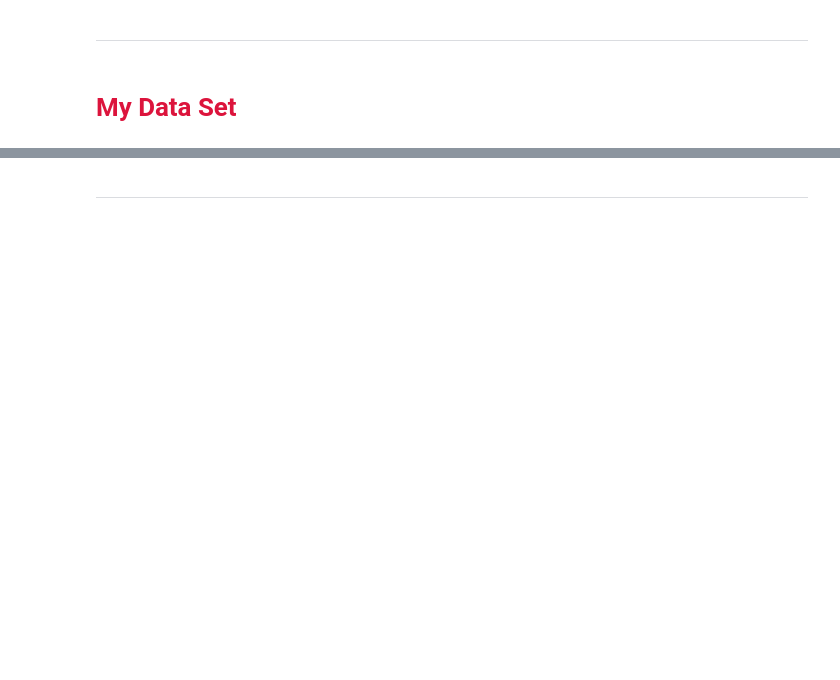
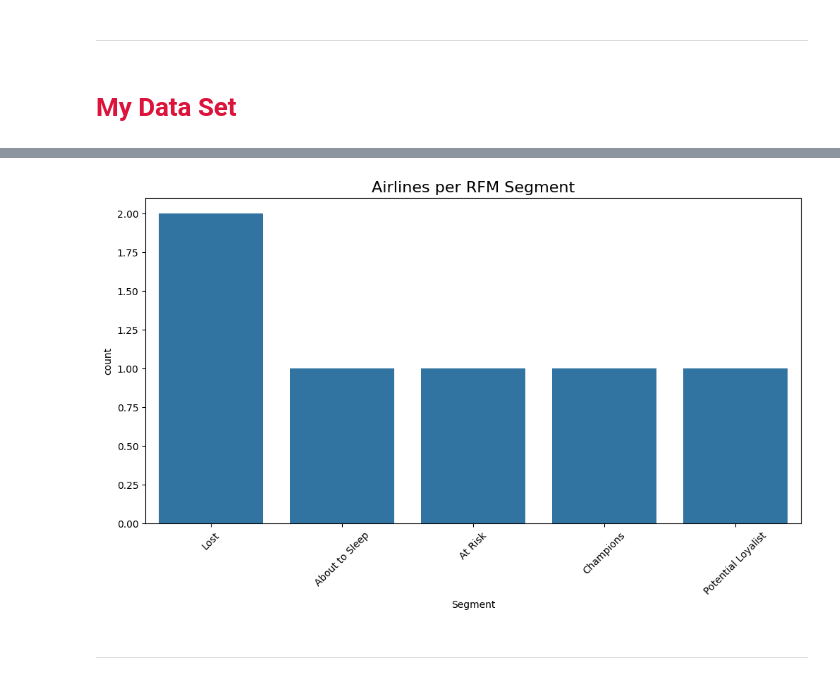
Before and after one commit to poormohammadf/Mathematics, a Jupyter notebook: RFM.ipynb, the cells around one changed output, grey strips where cells are left out. Saved outputs shown, nothing was run; the diff lists cells and outputs as text; code cells hidden in the pictures; blank space fills up the shorter version.

```diff
--- a/RFM.ipynb
+++ b/RFM.ipynb
@@ -385,0 +572,29 @@ df
+# %%
+# Combine RFM Score as string
+rfm['RFM_Segment'] = rfm['R_Score'].astype(str) + rfm['F_Score'].astype(str) + rfm['M_Score'].astype(str)
+rfm['RFM_Score'] = rfm[['R_Score', 'F_Score', 'M_Score']].sum(axis=1)
+
+# Define segmentation function
+def segment_rfm(row):
+    if row['R_Score'] >= 4 and row['F_Score'] >= 4 and row['M_Score'] >= 4:
+        return 'Champions'
+    elif row['R_Score'] >= 3 and row['F_Score'] >= 4:
+        return 'Loyal Customers'
+    elif row['R_Score'] >= 4 and row['F_Score'] >= 2:
+        return 'Potential Loyalist'
+    elif row['R_Score'] <= 2 and row['F_Score'] >= 3:
+        return 'At Risk'
+    elif row['R_Score'] == 3 and row['F_Score'] == 3:
+        return 'Need Attention'
+    elif row['R_Score'] <= 2 and row['F_Score'] <= 2:
+        return 'About to Sleep'
+    else:
+        return 'Lost'
+
+# Apply to each row
+rfm['Segment'] = rfm.apply(segment_rfm, axis=1)
+
+# Sort by segment importance if you want
+rfm = rfm.sort_values(['Segment', 'RFM_Score'], ascending=[True, False])
+
+rfm.head(15)
@@ -425,3 +649,12 @@ plt.show()
+# %%
+
+plt.figure(figsize=(12,6))
+sns.countplot(data=rfm, x='Segment', order=rfm['Segment'].value_counts().index)
+plt.title('Airlines per RFM Segment', fontsize=16)
+plt.xticks(rotation=45)
+plt.show()
+# %% [output]
+[figure, added]
 # %% [markdown]
 ***
 # %%
```
Also changed, not shown: parts of 17 cells of this notebook.
